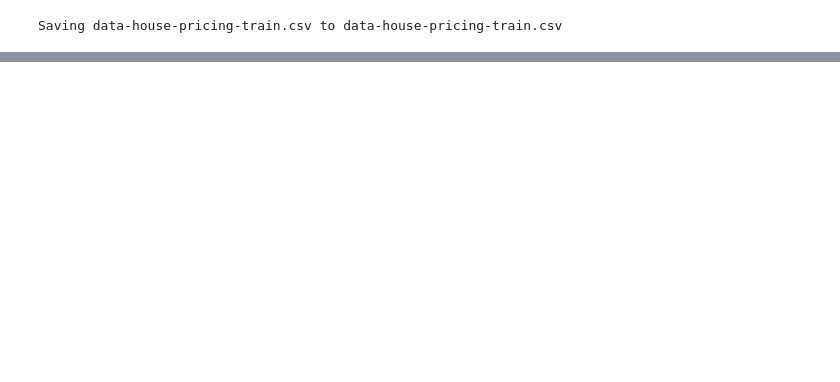
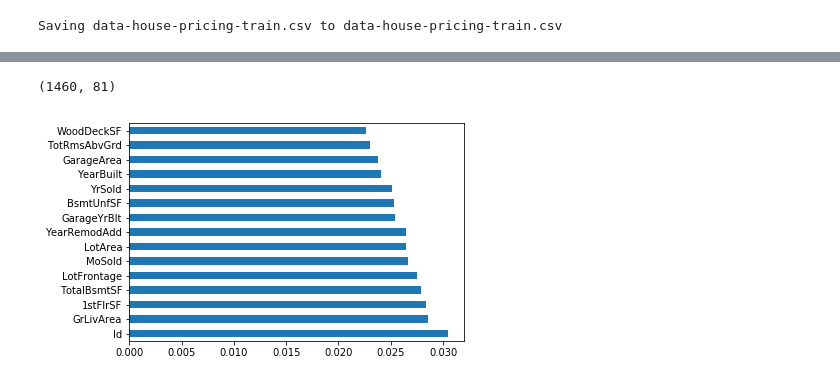
Before and after one commit to geri-brs/machine-learning, a Jupyter notebook: 2-machine-learning/house_pricing.ipynb, the cells around one changed output, grey strips where cells are left out. Drawn from its saved outputs; the diff is of its cells as text; code cells hidden in the pictures; blank space fills up the shorter version.

```diff
--- a/2-machine-learning/house_pricing.ipynb
+++ b/2-machine-learning/house_pricing.ipynb
@@ -41,22 +39,21 @@ def one_hot_encoding(dataset, column_index, row_length):
   y = le.fit_transform(y)
   y = pd.Series(y.reshape(row_length,))
   return y
+# %%
+# Collect categorical values to make binary variables
+categorical_columns = []
+for i in dataset.columns.values:
+    if(dataset[i].dtype == 'object'):
+        categorical_columns.append(i)
 # %%
-# print(features)
-features = list(dataset.columns.values)
-#print(features)
+#Handling NaN values and one hot encoding all object typed columns
+row_length = len(dataset)
 
-#One hot encoding all object typed columns of dataset
-row_length = len(dataset)
+for j, feature in enumerate(features):
+    if (dataset[feature].dtype == 'int64' or dataset[feature].dtype == 'float64'):
+        dataset[feature].fillna(dataset[feature].mean(), inplace = True)
+
 for i, feature in enumerate(features):
-   if (dataset[feature].dtype == 'object'):
-        column_index = i
-        dataset[features[column_index]] = one_hot_encoding(dataset, column_index, row_length)
-
-
-
-'''
-#print(dataset['MSZoning'])
-dataset['MSZoning'] = y
-print(dataset)
-'''
+    if (dataset[feature].dtype == 'object'):
+        dataset[feature].fillna("NA", inplace = True)
+        dataset[feature] = one_hot_encoding(dataset, i, row_length)
@@ -65 +70,18 @@ TypeError: ignored
+# %%
+# Feature selection no.1 (feature importance)
+#del dataset['Id']
+print(dataset.shape)
+
+X = dataset.iloc[:,0:79]  #independent columns
+y = dataset.iloc[:,-1]    #target column i.e price range
+
+model = ExtraTreesClassifier()
+model.fit(X,y)
+
+feat_importances = pd.Series(model.feature_importances_, index=X.columns)
+feat_importances.nlargest(15).plot(kind='barh')
+plt.show()
+# %% [output]
+(1460, 81)
+[figure, added]
 # %%
```
Also changed, not shown: parts of 9 cells of this notebook.
